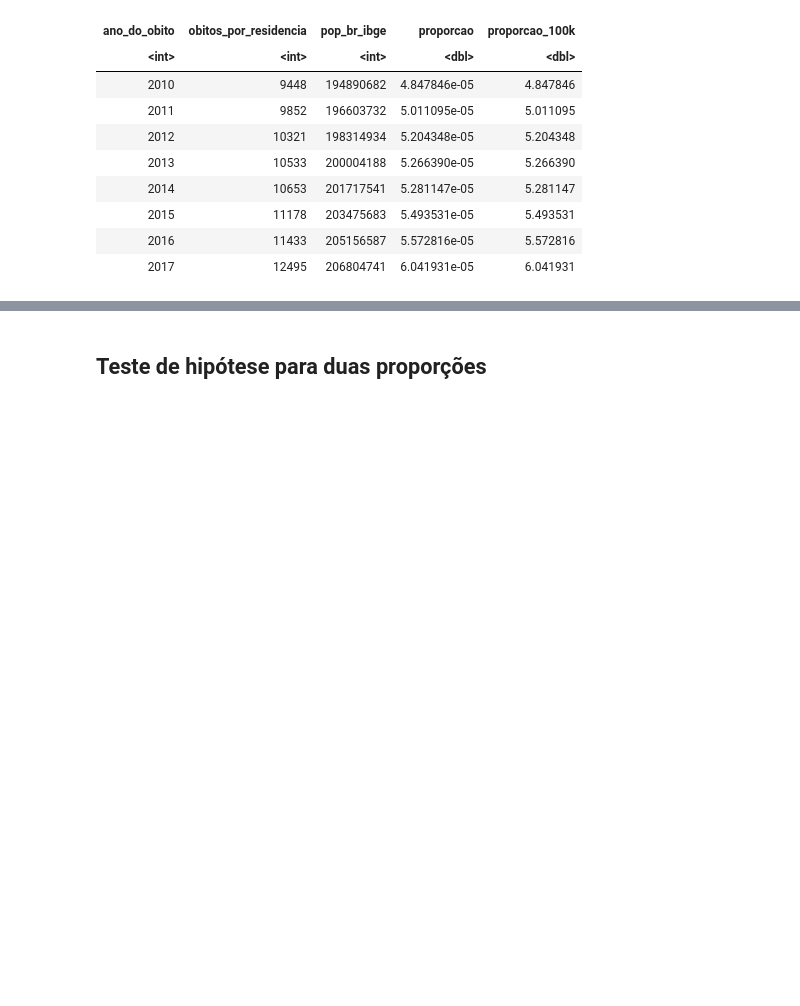
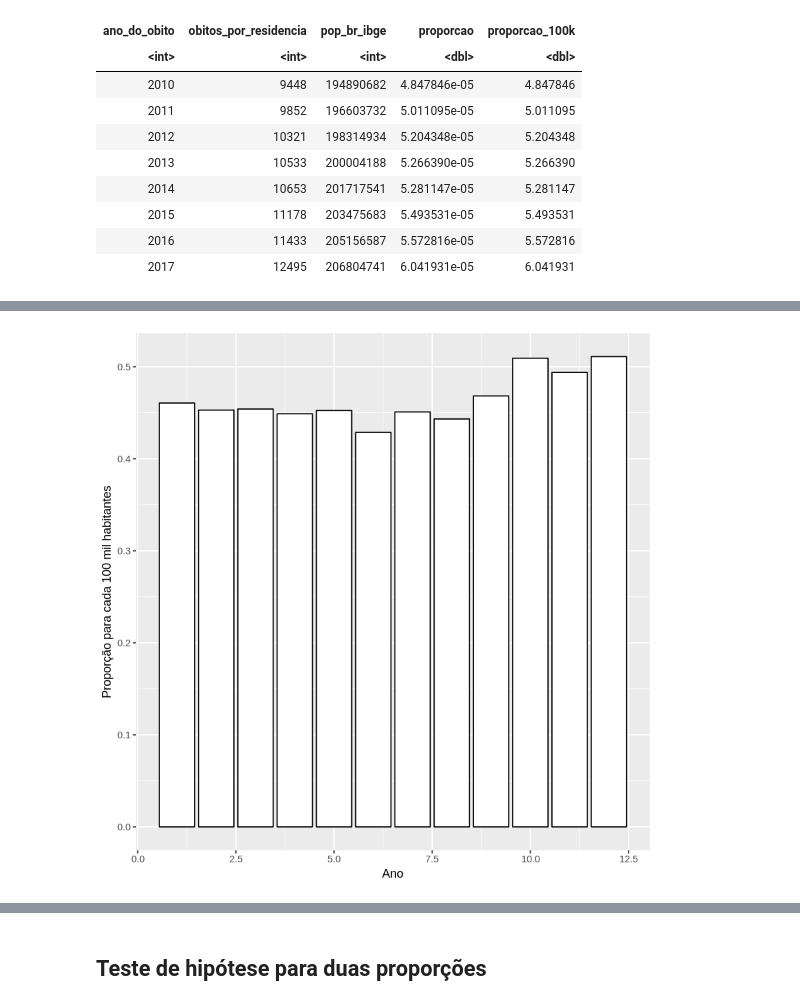
Before and after one commit to geocarvalho/IN1100, a Jupyter notebook: IN1119/stat_project.ipynb, the cells around one changed output, grey strips where cells are left out. Cells and saved outputs as stored; diff of their text form; code cells hidden in the pictures; blank space fills up the shorter version.

```diff
--- a/IN1119/stat_project.ipynb
+++ b/IN1119/stat_project.ipynb
@@ -69,0 +143,6 @@ alternative hypothesis: two-sided
+# %%
+# Plot graph to proportion 2016 col
+ggplot(t_df_mes, aes(t_df_mes$'month', t_df_mes$'2016_prop_100k')) +
+geom_histogram(stat='identity', fill='white', colour='black') +
+labs(x='Ano', y='Proporção para cada 100 mil habitantes')
+# %% [output]
@@ -70 +151,2 @@ alternative hypothesis: two-sided
+[figure, added]
 # %%
```
Also changed, not shown: parts of 26 cells of this notebook.
